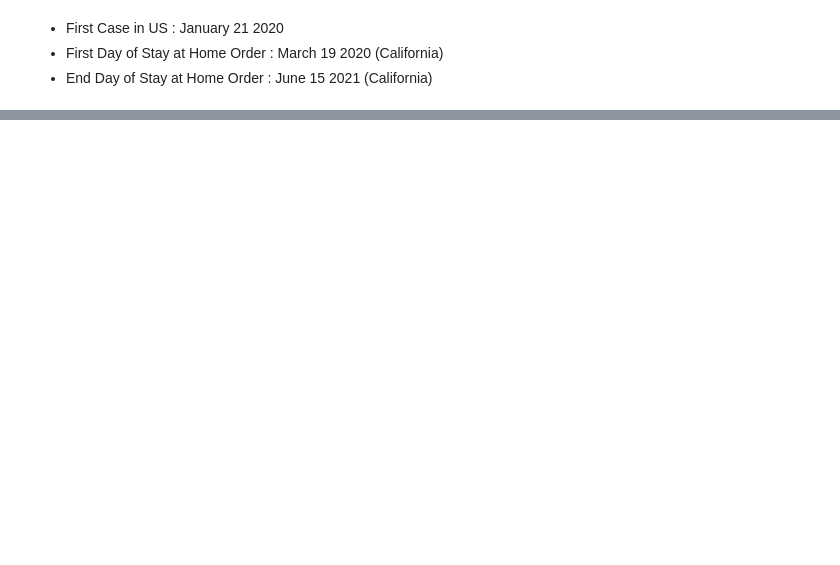
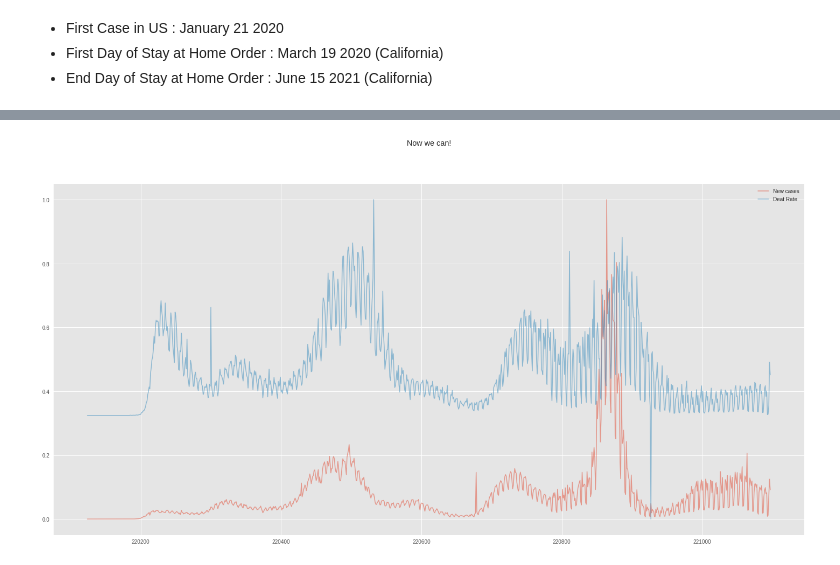
Before and after one commit to turkalpmd/is-boster-shot-necessary-time_series, a Jupyter notebook: time_trends.ipynb, the cells around one changed output, grey strips where cells are left out. Cells and saved outputs as stored; diff of their text form; code cells hidden in the pictures; blank space fills up the shorter version.

```diff
--- a/time_trends.ipynb
+++ b/time_trends.ipynb
@@ -249,0 +82,14 @@ first_omicron = pd.to_datetime(np.array("30/11/2021"))
+# %%
+#
+scaler = MinMaxScaler()
+scaled_new_case = scaler.fit_transform(covid[["New_cases"]])
+covid.New_cases = scaled_new_case
+scaled_new_deaths = scaler.fit_transform(covid[["New_deaths"]])
+covid.New_deaths = scaled_new_deaths
+covid.New_cases.plot(alpha=0.5,linewidth=1.5,label="New cases")
+covid.New_deaths.plot(alpha=0.5,linewidth=1.5,label="Deat Rate")
+plt.title("Now we can!",y=1.1)
+plt.legend()
+plt.show()
+# %% [output]
+[figure, added]
```
Also changed, not shown: parts of 53 cells of this notebook, 8 other files.
